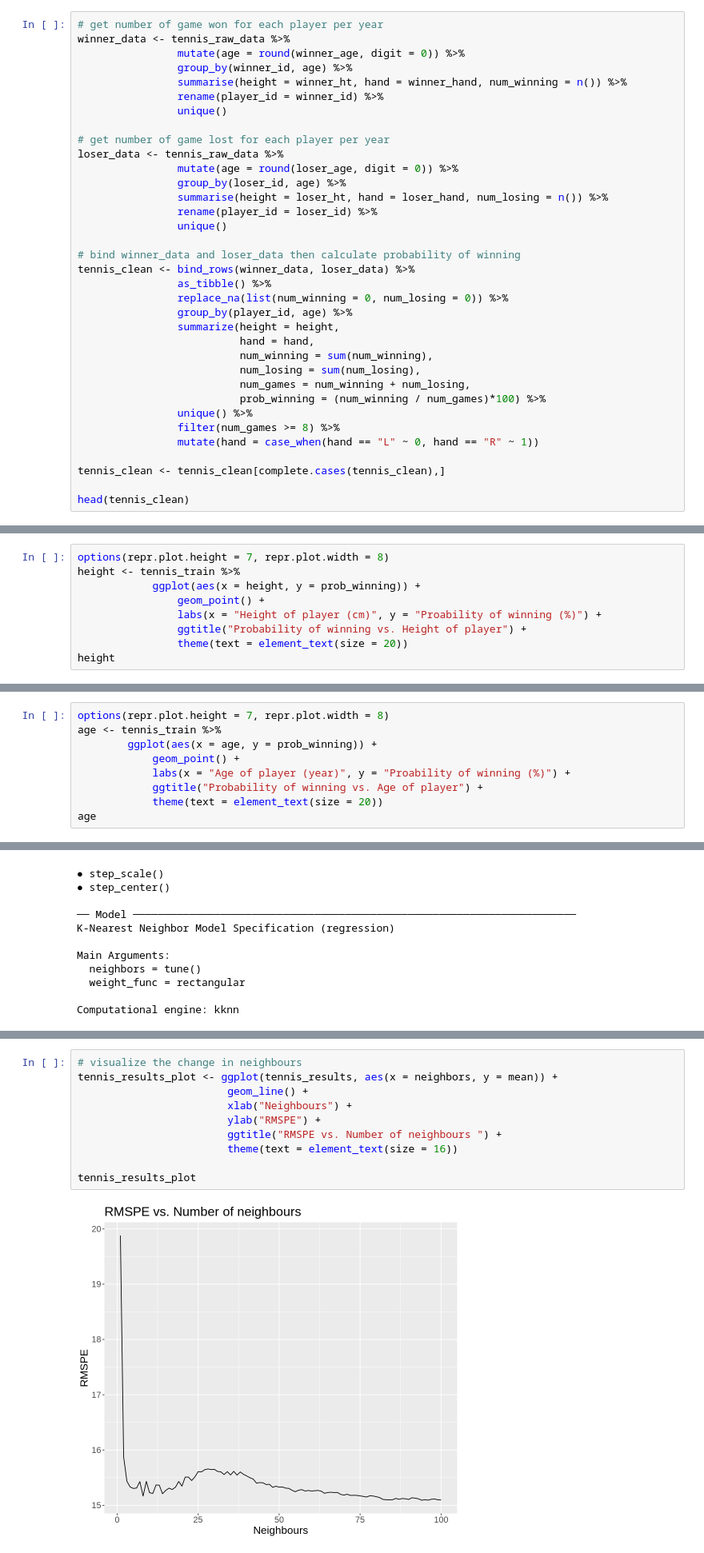
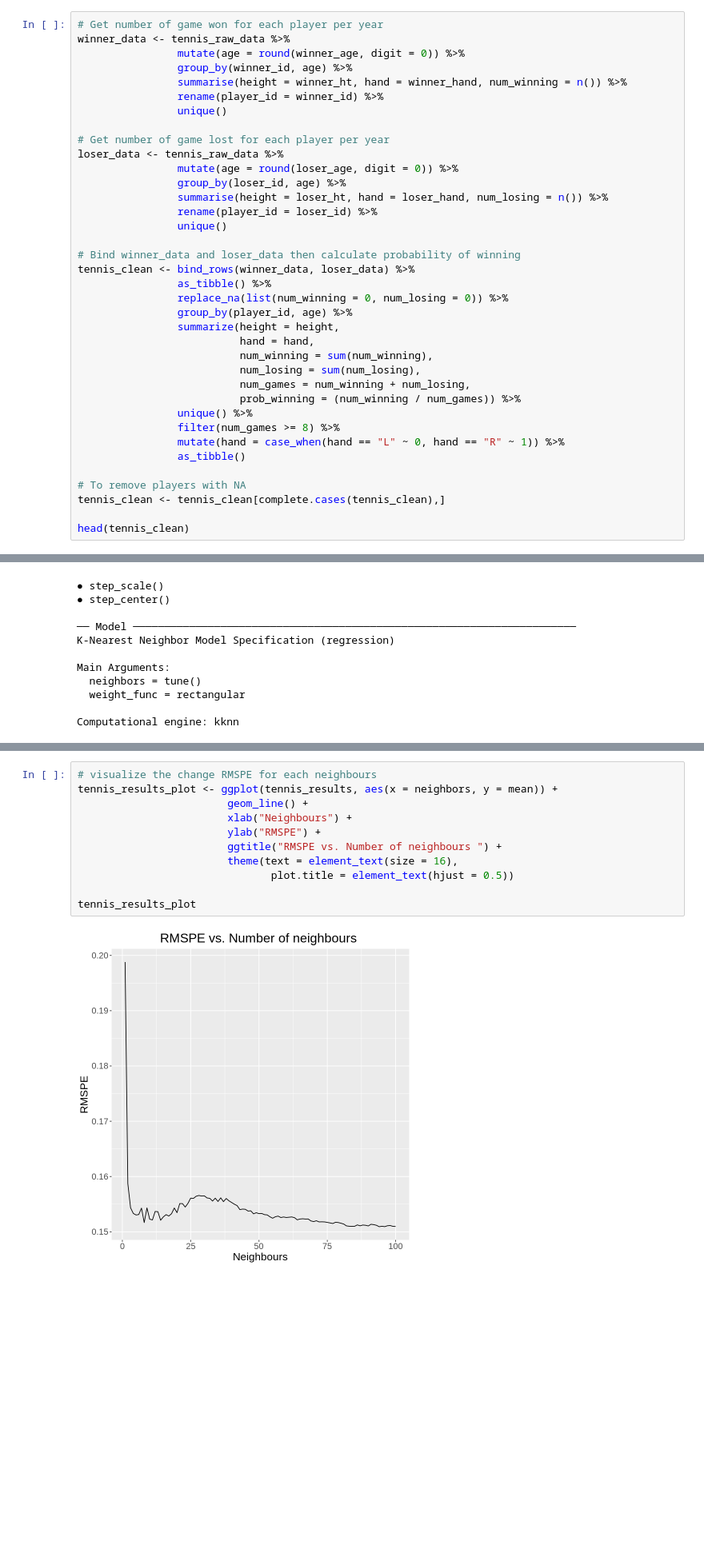
Before and after one commit to zhangLily2020/DSCI-100-Group-Project, a Jupyter notebook: final_report.ipynb, the cells around one changed output, grey strips where cells are left out. Shown at 80% size. Cells and saved outputs as stored; diff of their text form; blank space fills up the shorter version.

```diff
--- a/final_report.ipynb
+++ b/final_report.ipynb
@@ -69,5 +91,5 @@ We followed below steps to clean and calculate probability of winning:
 # %%
-# get number of game won for each player per year
+# Get number of game won for each player per year
 winner_data <- tennis_raw_data %>%
                 mutate(age = round(winner_age, digit = 0)) %>%
                 group_by(winner_id, age) %>%
@@ -75,7 +97,7 @@ winner_data <- tennis_raw_data %>%
                 rename(player_id = winner_id) %>%
                 unique()
 
-# get number of game lost for each player per year
+# Get number of game lost for each player per year
 loser_data <- tennis_raw_data %>%
                 mutate(age = round(loser_age, digit = 0)) %>%
                 group_by(loser_id, age) %>%
@@ -83,7 +105,7 @@ loser_data <- tennis_raw_data %>%
                 rename(player_id = loser_id) %>%
                 unique()
 
-# bind winner_data and loser_data then calculate probability of winning
+# Bind winner_data and loser_data then calculate probability of winning
 tennis_clean <- bind_rows(winner_data, loser_data) %>%
                 as_tibble() %>%
                 replace_na(list(num_winning = 0, num_losing = 0)) %>%
@@ -93,11 +115,13 @@ tennis_clean <- bind_rows(winner_data, loser_data) %>%
                           num_winning = sum(num_winning),
                           num_losing = sum(num_losing),
                           num_games = num_winning + num_losing,
-                          prob_winning = (num_winning / num_games)*100) %>%
+                          prob_winning = (num_winning / num_games)) %>%
                 unique() %>%
                 filter(num_games >= 8) %>%
-                mutate(hand = case_when(hand == "L" ~ 0, hand == "R" ~ 1))
+                mutate(hand = case_when(hand == "L" ~ 0, hand == "R" ~ 1)) %>%
+                as_tibble()
 
+# To remove players with NA
 tennis_clean <- tennis_clean[complete.cases(tennis_clean),]
 
 head(tennis_clean)
@@ -184,9 +290,0 @@ By using the training data set, a scatter graph can be produced that visualizes
-# %%
-options(repr.plot.height = 7, repr.plot.width = 8)
-height <- tennis_train %>%
-            ggplot(aes(x = height, y = prob_winning)) +
-                geom_point() +
-                labs(x = "Height of player (cm)", y = "Proability of winning (%)") +
-                ggtitle("Probability of winning vs. Height of player") +
-                theme(text = element_text(size = 20))
-height
@@ -198,9 +290,0 @@ Similar to the previous graph and using the same data, a scatter graph is also u
-# %%
-options(repr.plot.height = 7, repr.plot.width = 8)
-age <- tennis_train %>%
-        ggplot(aes(x = age, y = prob_winning)) +
-            geom_point() +
-            labs(x = "Age of player (year)", y = "Proability of winning (%)") +
-            ggtitle("Probability of winning vs. Age of player") +
-            theme(text = element_text(size = 20))
-age
@@ -285,15 +369,16 @@ A tibble: 6 × 7
 # %%
-# visualize the change in neighbours
+# visualize the change RMSPE for each neighbours
 tennis_results_plot <- ggplot(tennis_results, aes(x = neighbors, y = mean)) +
                         geom_line() +
                         xlab("Neighbours") +
                         ylab("RMSPE") +
                         ggtitle("RMSPE vs. Number of neighbours ") +
-                        theme(text = element_text(size = 16))
+                        theme(text = element_text(size = 16),
+                               plot.title = element_text(hjust = 0.5))
 
 tennis_results_plot
 # %% [output]
-[figure, old version]
+[figure, new version]
 # %%
 set.seed(2020)
 
```
Also changed, not shown: parts of 44 cells of this notebook.
